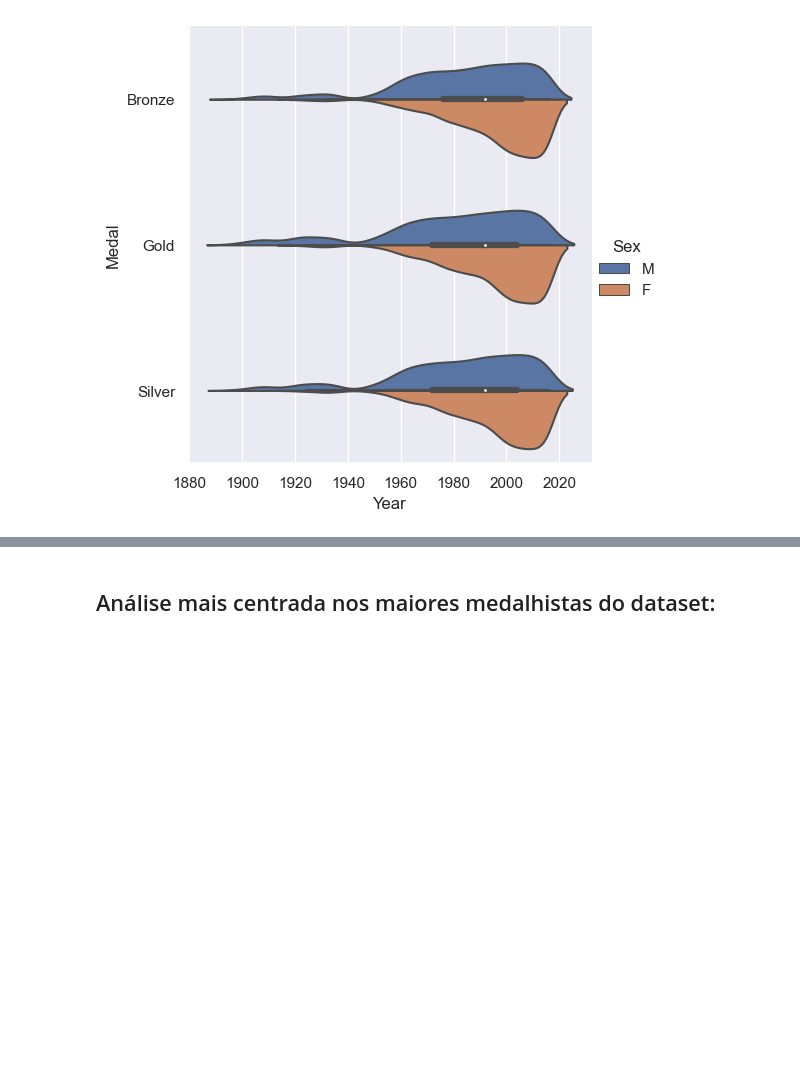
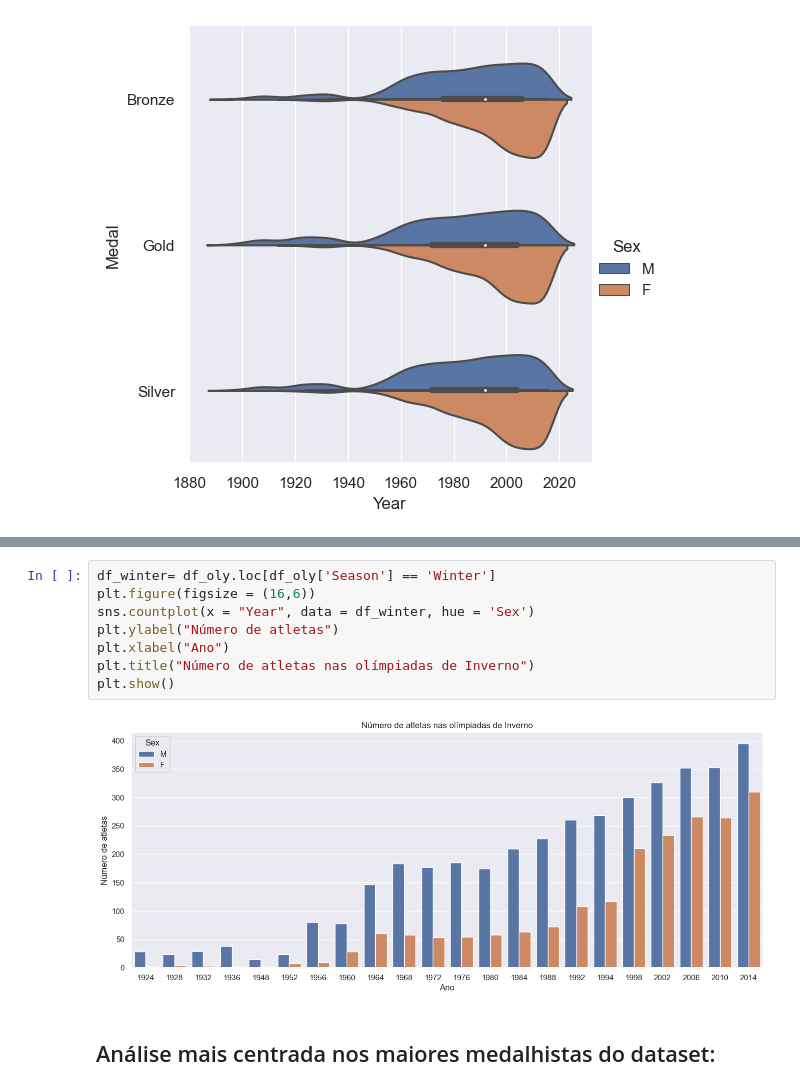
Before and after one commit to dnlfrozi/Projetinho-de-Limpeza, a Jupyter notebook: análise.ipynb, the cells around one changed output, grey strips where cells are left out. Drawn from its saved outputs; the diff is of its cells as text; blank space fills up the shorter version.

```diff
--- a/análise.ipynb
+++ b/análise.ipynb
@@ -273,3 +290,13 @@ plt.show()
+# %%
+df_winter= df_oly.loc[df_oly['Season'] == 'Winter']
+plt.figure(figsize = (16,6))
+sns.countplot(x = "Year", data = df_winter, hue = 'Sex')
+plt.ylabel("Número de atletas")
+plt.xlabel("Ano")
+plt.title("Número de atletas nas olímpiadas de Inverno")
+plt.show()
+# %% [output]
+[figure, added]
 # %% [markdown]
 ## Análise mais centrada nos maiores medalhistas do dataset:
 # %%
```
Also changed, not shown: parts of 2 cells of this notebook.
